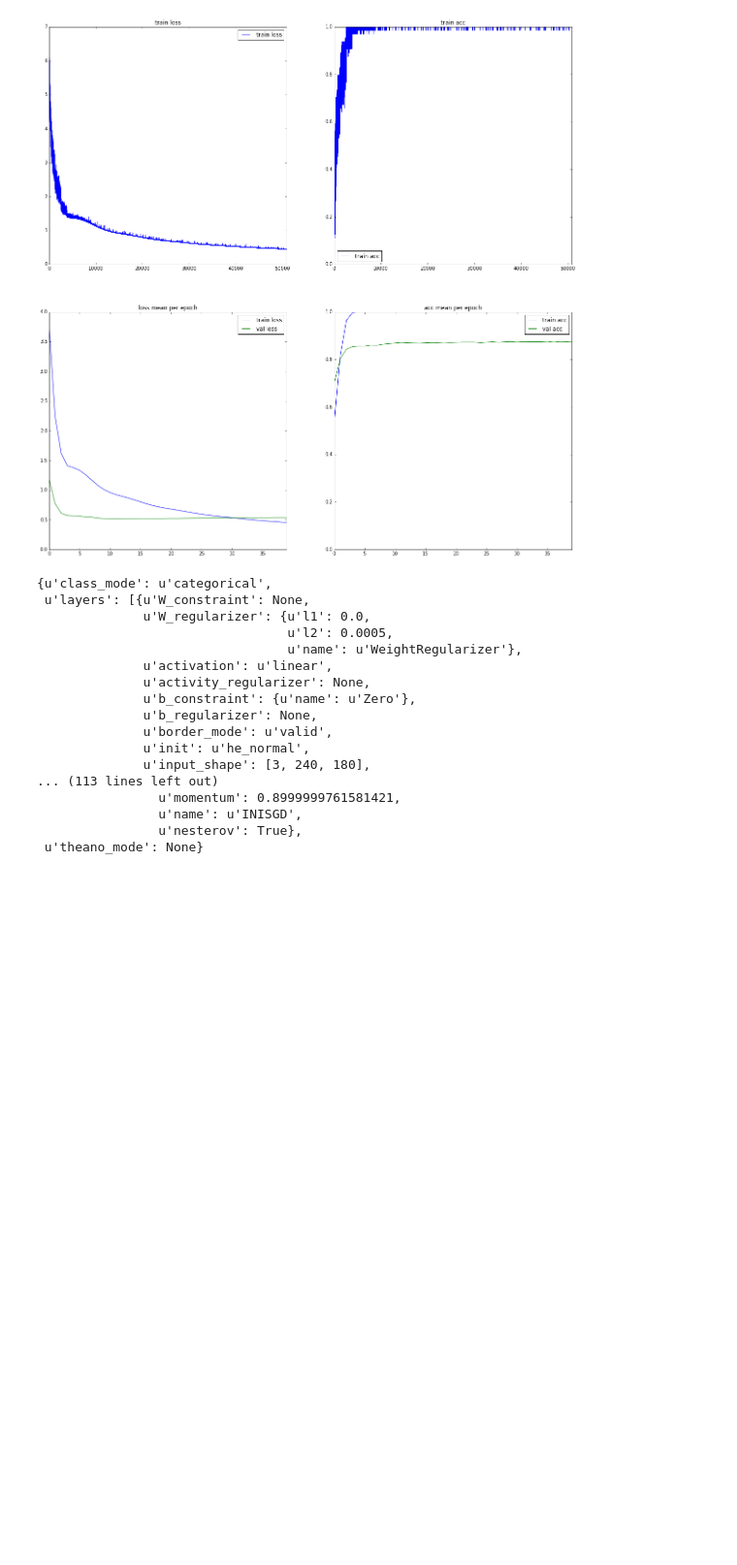
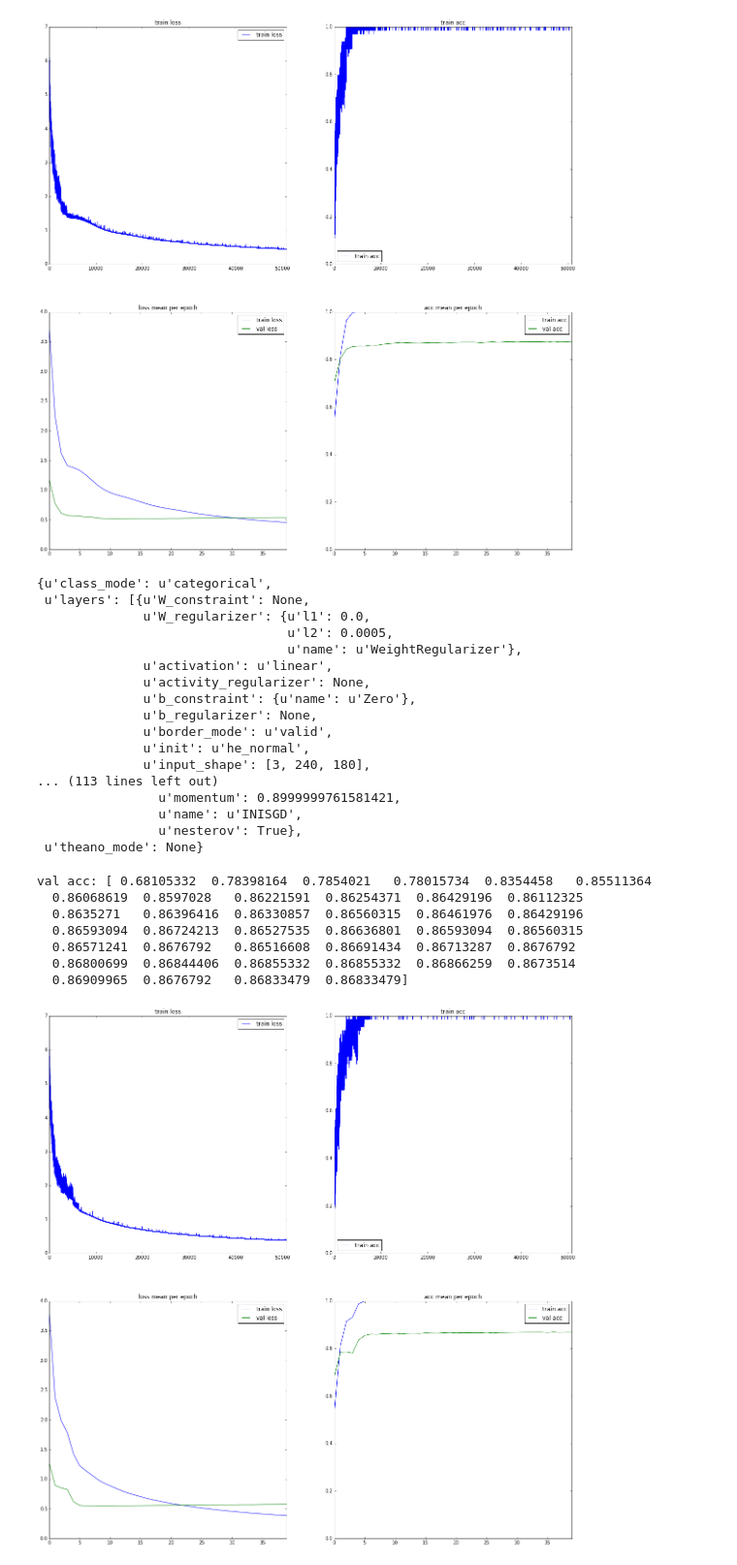
Before and after one commit to marcuniq/ini_caltech101, a Jupyter notebook: iPython Notebooks/Results visualization - every step.ipynb, the cells around one changed output. Shown at 97% size. Drawn from its saved outputs; the diff is of its cells as text; code cells hidden in the pictures; blank space fills up the shorter version.

Commit message:
experiment: -  bn, triangular, conv1 9x9, 40 epochs

```diff
--- a/iPython Notebooks/Results visualization - every step.ipynb
+++ b/iPython Notebooks/Results visualization - every step.ipynb
@@ -795,3 +795,21 @@ show_arch(pp + 'results/2015-12-15_11.55.59_bn_triangluar-min-0.0001_e40_img-gen
                 u'name': u'INISGD',
                 u'nesterov': True},
  u'theano_mode': None}
+# %%
+# batch normalization, data normalization
+# 40 epochs, batch size 64,  1250s per epoch
+# 81378 train samples, 9104 validation samples, 10102 test samples -> train/test split loaded from disk
+# triangular lr: lr=0.001, max_lr=0.02
+
+# conv1 9x9 instead of 5x5
+
+data = plot(pp + 'results/2015-12-16_11.50.53_bn_triangluar_conv1-9x9_e40_img-gen_history.json')
+# %% [output]
+val acc: [ 0.68105332  0.78398164  0.7854021   0.78015734  0.8354458   0.85511364
+  0.86068619  0.8597028   0.86221591  0.86254371  0.86429196  0.86112325
+  0.8635271   0.86396416  0.86330857  0.86560315  0.86461976  0.86429196
+  0.86593094  0.86724213  0.86527535  0.86636801  0.86593094  0.86560315
+  0.86571241  0.8676792   0.86516608  0.86691434  0.86713287  0.8676792
+  0.86800699  0.86844406  0.86855332  0.86855332  0.86866259  0.8673514
+  0.86909965  0.8676792   0.86833479  0.86833479]
+[figure, added]
```
Also changed, not shown: parts of 1 cell of this notebook, 3 other files.
